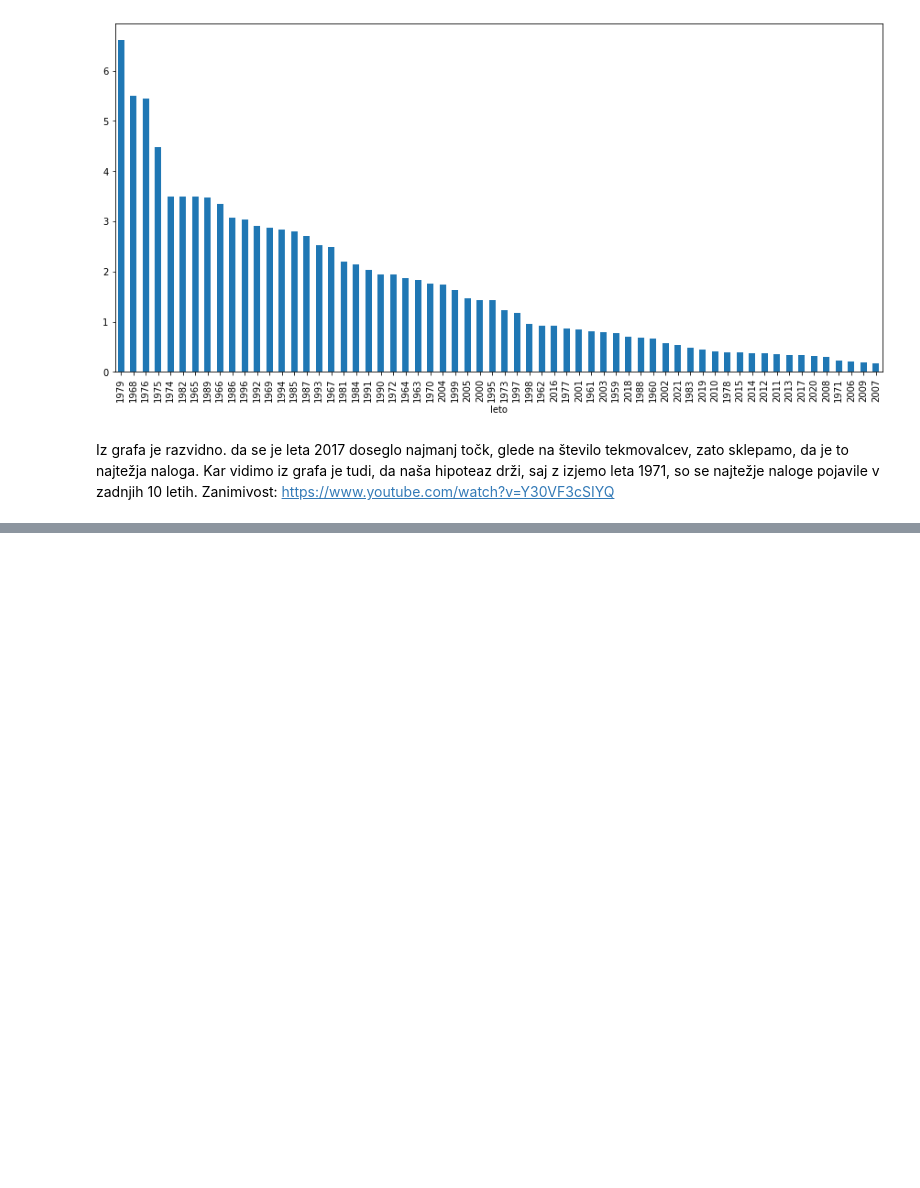
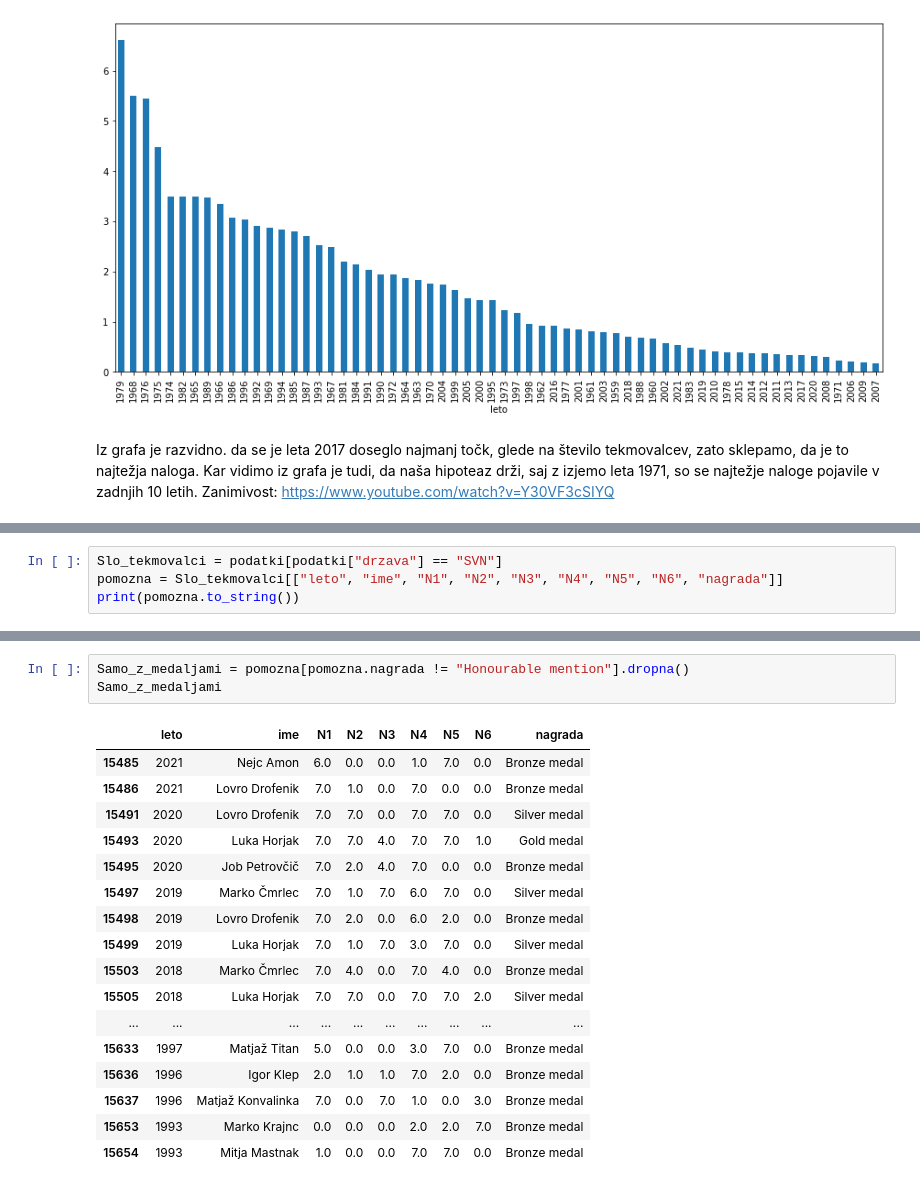
Before and after one commit to UrosKosmac123/Tekmovalci-matematicne-olimpijade, a Jupyter notebook: Analiza.ipynb, the cells around one changed output, grey strips where cells are left out. Cells and saved outputs as stored; diff of their text form; blank space fills up the shorter version.

```diff
--- a/Analiza.ipynb
+++ b/Analiza.ipynb
@@ -382,0 +480,4 @@ Zanimivost: https://www.youtube.com/watch?v=Y30VF3cSIYQ
+# %%
+Slo_tekmovalci = podatki[podatki["drzava"] == "SVN"]
+pomozna = Slo_tekmovalci[["leto", "ime", "N1", "N2", "N3", "N4", "N5", "N6", "nagrada"]]
+print(pomozna.to_string())
@@ -382,0 +502,21 @@ Zanimivost: https://www.youtube.com/watch?v=Y30VF3cSIYQ
+# %%
+Samo_z_medaljami = pomozna[pomozna.nagrada != "Honourable mention"].dropna()
+Samo_z_medaljami
+# %% [output]
+|  | leto | ime | N1 | N2 | N3 | N4 | N5 | N6 | nagrada |
+| 15485 | 2021 | Nejc Amon | 6.0 | 0.0 | 0.0 | 1.0 | 7.0 | 0.0 | Bronze medal |
+| 15486 | 2021 | Lovro Drofenik | 7.0 | 1.0 | 0.0 | 7.0 | 0.0 | 0.0 | Bronze medal |
+| 15491 | 2020 | Lovro Drofenik | 7.0 | 7.0 | 0.0 | 7.0 | 7.0 | 0.0 | Silver medal |
+| 15493 | 2020 | Luka Horjak | 7.0 | 7.0 | 4.0 | 7.0 | 7.0 | 1.0 | Gold medal |
+| 15495 | 2020 | Job Petrovčič | 7.0 | 2.0 | 4.0 | 7.0 | 0.0 | 0.0 | Bronze medal |
+| 15497 | 2019 | Marko Čmrlec | 7.0 | 1.0 | 7.0 | 6.0 | 7.0 | 0.0 | Silver medal |
+| 15498 | 2019 | Lovro Drofenik | 7.0 | 2.0 | 0.0 | 6.0 | 2.0 | 0.0 | Bronze medal |
+| 15499 | 2019 | Luka Horjak | 7.0 | 1.0 | 7.0 | 3.0 | 7.0 | 0.0 | Silver medal |
+| 15503 | 2018 | Marko Čmrlec | 7.0 | 4.0 | 0.0 | 7.0 | 4.0 | 0.0 | Bronze medal |
+| 15505 | 2018 | Luka Horjak | 7.0 | 7.0 | 0.0 | 7.0 | 7.0 | 2.0 | Silver medal |
+| ... | ... | ... | ... | ... | ... | ... | ... | ... | ... |
+| 15633 | 1997 | Matjaž Titan | 5.0 | 0.0 | 0.0 | 3.0 | 7.0 | 0.0 | Bronze medal |
+| 15636 | 1996 | Igor Klep | 2.0 | 1.0 | 1.0 | 7.0 | 2.0 | 0.0 | Bronze medal |
+| 15637 | 1996 | Matjaž Konvalinka | 7.0 | 0.0 | 7.0 | 1.0 | 0.0 | 3.0 | Bronze medal |
+| 15653 | 1993 | Marko Krajnc | 0.0 | 0.0 | 0.0 | 2.0 | 2.0 | 7.0 | Bronze medal |
+| 15654 | 1993 | Mitja Mastnak | 1.0 | 0.0 | 0.0 | 7.0 | 7.0 | 0.0 | Bronze medal |
```
Also changed, not shown: parts of 23 cells of this notebook.
